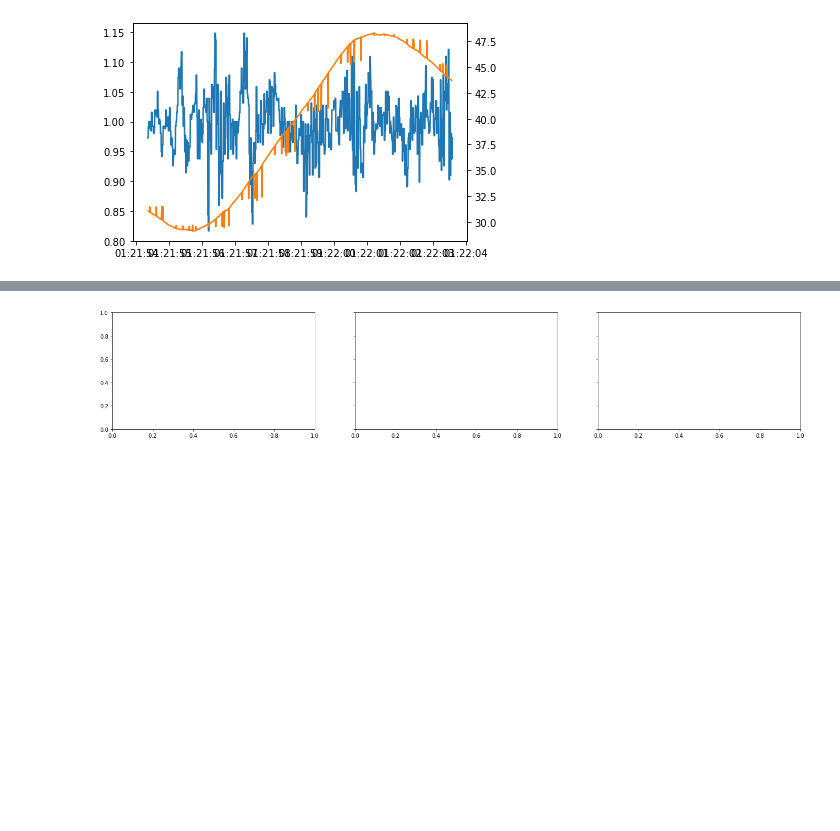
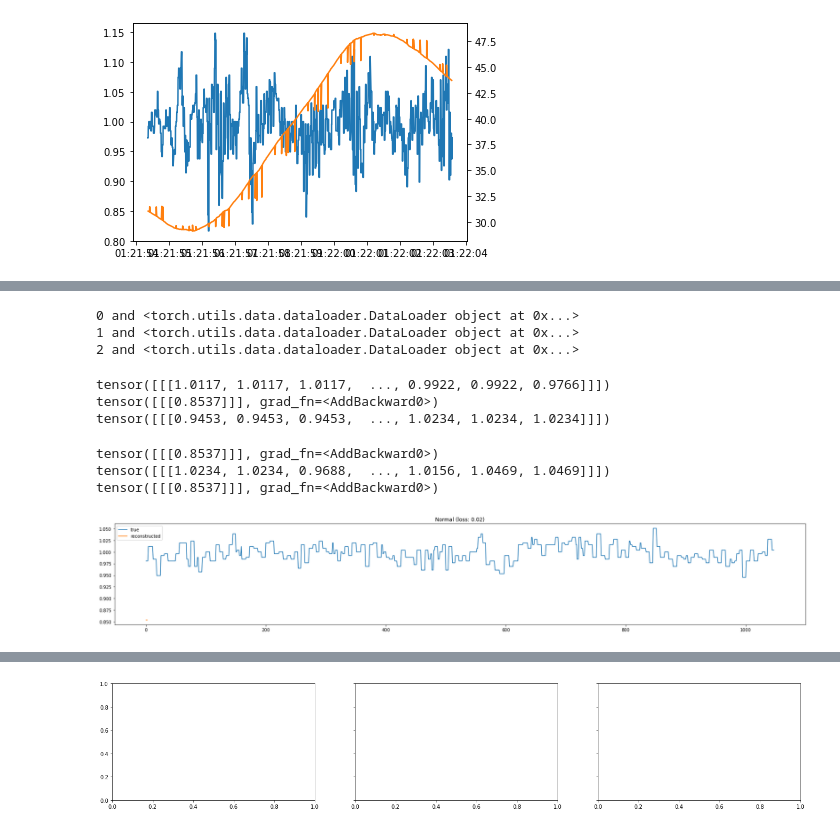
Before and after one commit to TheJproject/deeplearning, a Jupyter notebook: DL(1).ipynb, the cells around one changed output, grey strips where cells are left out. Cells and saved outputs as stored; diff of their text form; code cells hidden in the pictures; blank space fills up the shorter version.

```diff
--- a/DL(1).ipynb
+++ b/DL(1).ipynb
@@ -211,3 +358,54 @@ RecurrentAutoencoder(
+# %%
+def predict(model, dataset):
+    predictions, losses = [], []
+    criterion = nn.MSELoss()
+    with torch.no_grad():
+        model = model.eval()
+    for seq_true in dataset:
+        print(seq_true)
+        seq_pred = model(seq_true)
+        print(seq_pred)
+        loss = criterion(seq_pred, seq_true)
+
+        predictions.append(seq_pred.detach().numpy().flatten())
+        losses.append(loss.item())
+    return predictions, losses
+# %%
+def plot_prediction(data, model, title, ax):
+    predictions, pred_losses = predict(model, data)
+    sq_in_data = []
+    for x in dataloader:
+        sq_in_data.append(x[0][0])
+    ax.plot(sq_in_data[0], label='true')
+    ax.plot(predictions, label='reconstructed')
+    ax.set_title(f'{title} (loss: {np.around(pred_losses[0], 2)})')
+    ax.legend()
+# %%
+for i,item in enumerate([dataloader_test,dataloader_test,dataloader_test]):
+    print(i, "and" , item)
+# %% [output]
+0 and <torch.utils.data.dataloader.DataLoader object at 0x...>
+1 and <torch.utils.data.dataloader.DataLoader object at 0x...>
+2 and <torch.utils.data.dataloader.DataLoader object at 0x...>
+# %%
+fig, axs = plt.subplots(
+  nrows=1,
+  ncols=1,
+  sharey=True,
+  sharex=True,
+  figsize=(23, 4)
+)
+plot_prediction(dataloader_test, model, title='Normal', ax=axs)
+
+fig.tight_layout();
+# %% [output]
+tensor([[[1.0117, 1.0117, 1.0117,  ..., 0.9922, 0.9922, 0.9766]]])
+tensor([[[0.8537]]], grad_fn=<AddBackward0>)
+tensor([[[0.9453, 0.9453, 0.9453,  ..., 1.0234, 1.0234, 1.0234]]])
+tensor([[[0.8537]]], grad_fn=<AddBackward0>)
+tensor([[[1.0234, 1.0234, 0.9688,  ..., 1.0156, 1.0469, 1.0469]]])
+tensor([[[0.8537]]], grad_fn=<AddBackward0>)
+[figure, added]
 # %%
 from torch.utils.data import DataLoader
 #in_channels =
```
Also changed, not shown: parts of 19 cells of this notebook.
